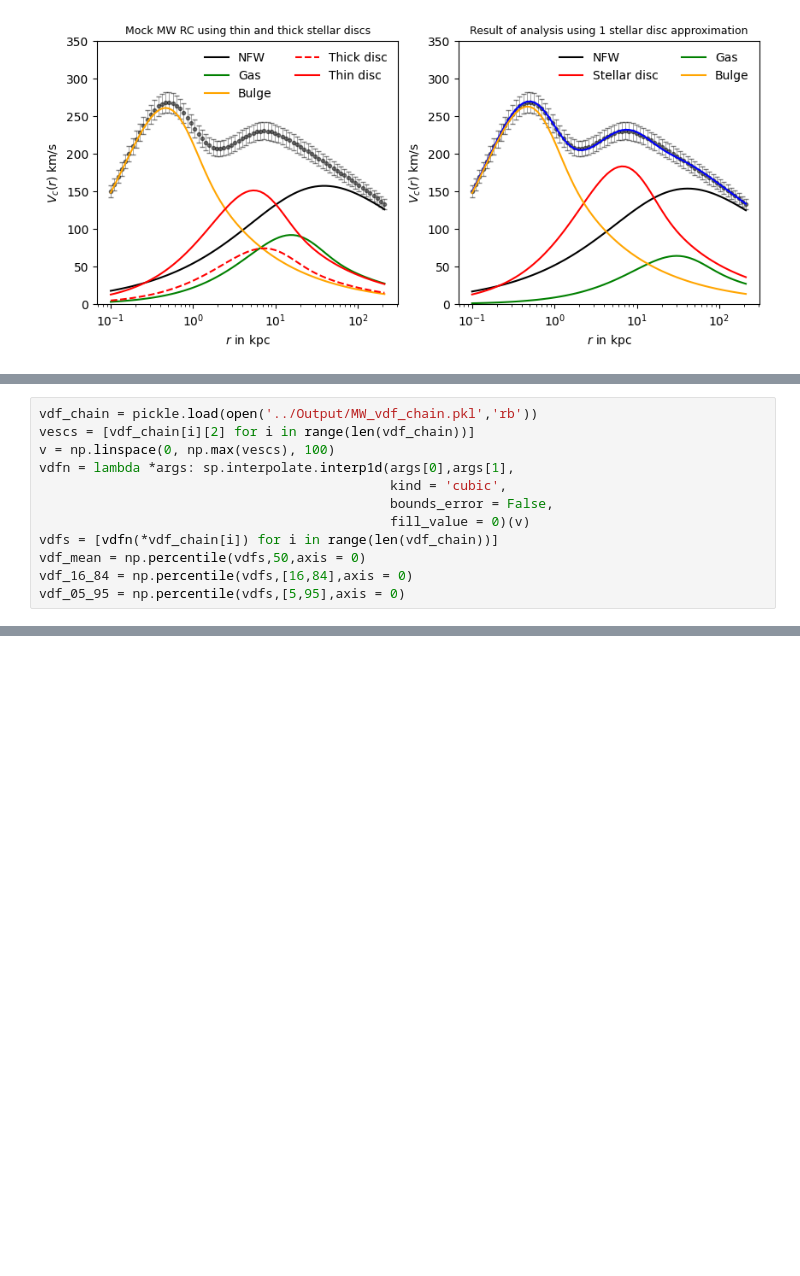
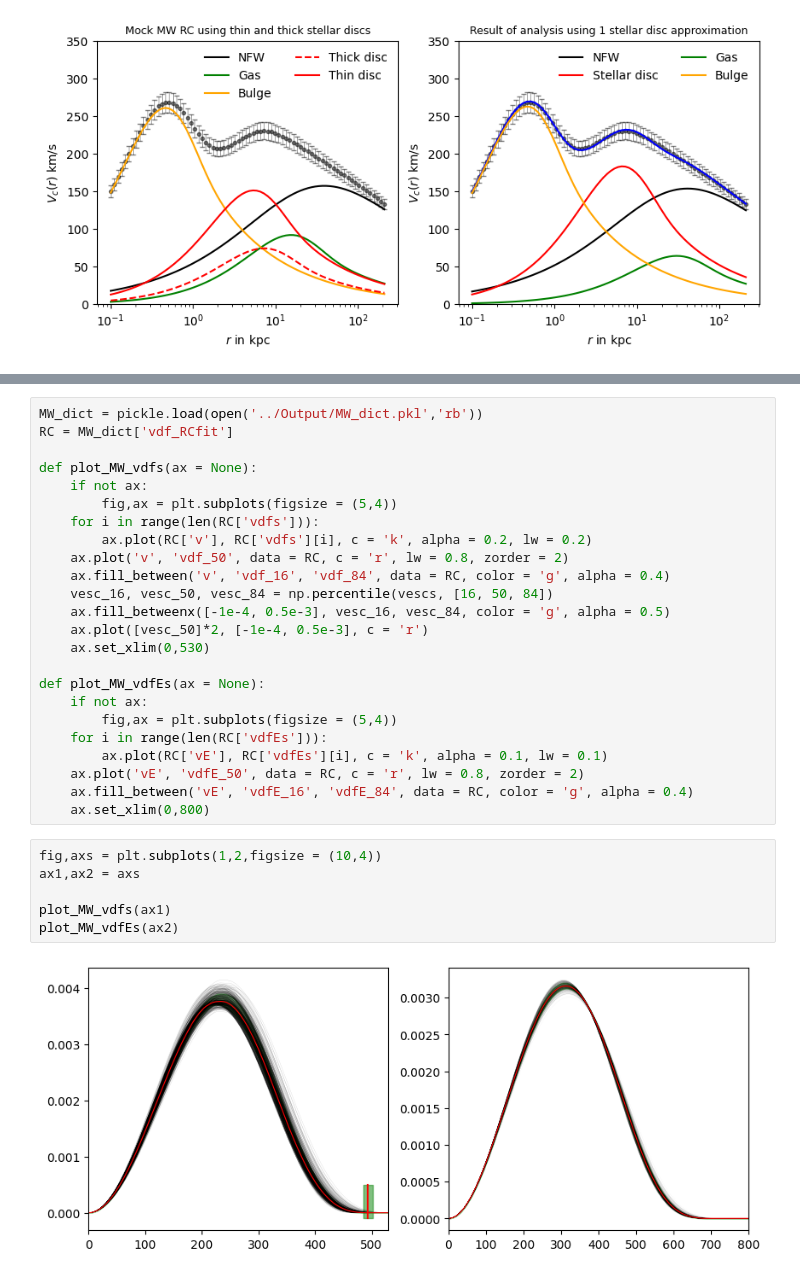
Before and after one commit to Manush19/MWlocalDM, a Jupyter notebook: Notebooks/MWRC_analysis.ipynb, the cells around one changed output, grey strips where cells are left out. Cells and saved outputs as stored; diff of their text form; blank space fills up the shorter version.

```diff
--- a/Notebooks/MWRC_analysis.ipynb
+++ b/Notebooks/MWRC_analysis.ipynb
@@ -362,12 +491,0 @@ for i in tqdm(range(0,sampN,stepN)):
-# %%
-vdf_chain = pickle.load(open('../Output/MW_vdf_chain.pkl','rb'))
-vescs = [vdf_chain[i][2] for i in range(len(vdf_chain))]
-v = np.linspace(0, np.max(vescs), 100)
-vdfn = lambda *args: sp.interpolate.interp1d(args[0],args[1],
-                                             kind = 'cubic',
-                                             bounds_error = False,
-                                             fill_value = 0)(v)
-vdfs = [vdfn(*vdf_chain[i]) for i in range(len(vdf_chain))]
-vdf_mean = np.percentile(vdfs,50,axis = 0)
-vdf_16_84 = np.percentile(vdfs,[16,84],axis = 0)
-vdf_05_95 = np.percentile(vdfs,[5,95],axis = 0)
@@ -466,0 +492,32 @@ ax.set_ylim(-1e-5,2e-4)
+# %%
+MW_dict = pickle.load(open('../Output/MW_dict.pkl','rb'))
+RC = MW_dict['vdf_RCfit']
+
+def plot_MW_vdfs(ax = None):
+    if not ax:
+        fig,ax = plt.subplots(figsize = (5,4))
+    for i in range(len(RC['vdfs'])):
+        ax.plot(RC['v'], RC['vdfs'][i], c = 'k', alpha = 0.2, lw = 0.2)
+    ax.plot('v', 'vdf_50', data = RC, c = 'r', lw = 0.8, zorder = 2)
+    ax.fill_between('v', 'vdf_16', 'vdf_84', data = RC, color = 'g', alpha = 0.4)
+    vesc_16, vesc_50, vesc_84 = np.percentile(vescs, [16, 50, 84])
+    ax.fill_betweenx([-1e-4, 0.5e-3], vesc_16, vesc_84, color = 'g', alpha = 0.5)
+    ax.plot([vesc_50]*2, [-1e-4, 0.5e-3], c = 'r')
+    ax.set_xlim(0,530)
+
+def plot_MW_vdfEs(ax = None):
+    if not ax:
+        fig,ax = plt.subplots(figsize = (5,4))
+    for i in range(len(RC['vdfEs'])):
+        ax.plot(RC['vE'], RC['vdfEs'][i], c = 'k', alpha = 0.1, lw = 0.1)
+    ax.plot('vE', 'vdfE_50', data = RC, c = 'r', lw = 0.8, zorder = 2)
+    ax.fill_between('vE', 'vdfE_16', 'vdfE_84', data = RC, color = 'g', alpha = 0.4)
+    ax.set_xlim(0,800)
+# %%
+fig,axs = plt.subplots(1,2,figsize = (10,4))
+ax1,ax2 = axs
+
+plot_MW_vdfs(ax1)
+plot_MW_vdfEs(ax2)
+# %% [output]
+[figure, added]
```
Also changed, not shown: parts of 14 cells of this notebook, 7 other files.
